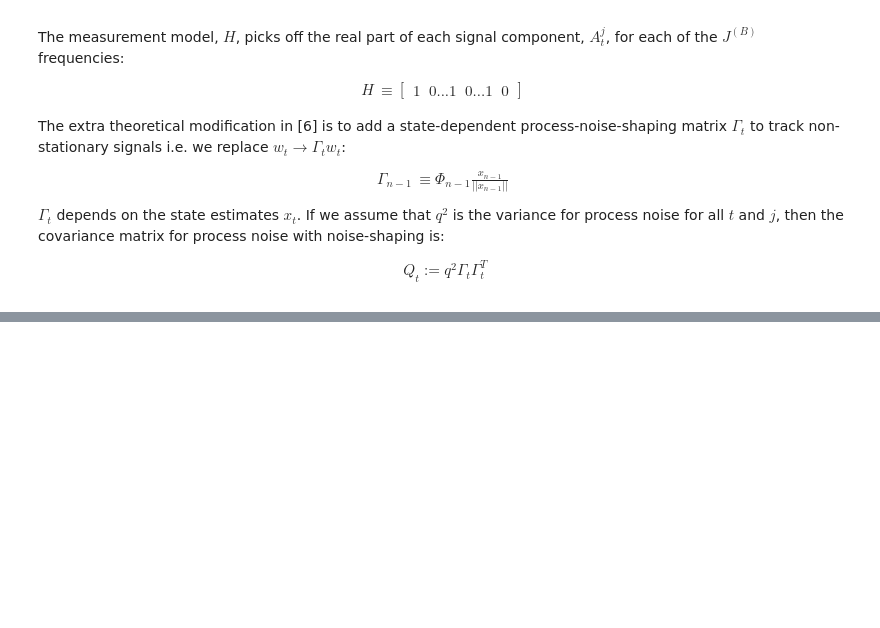
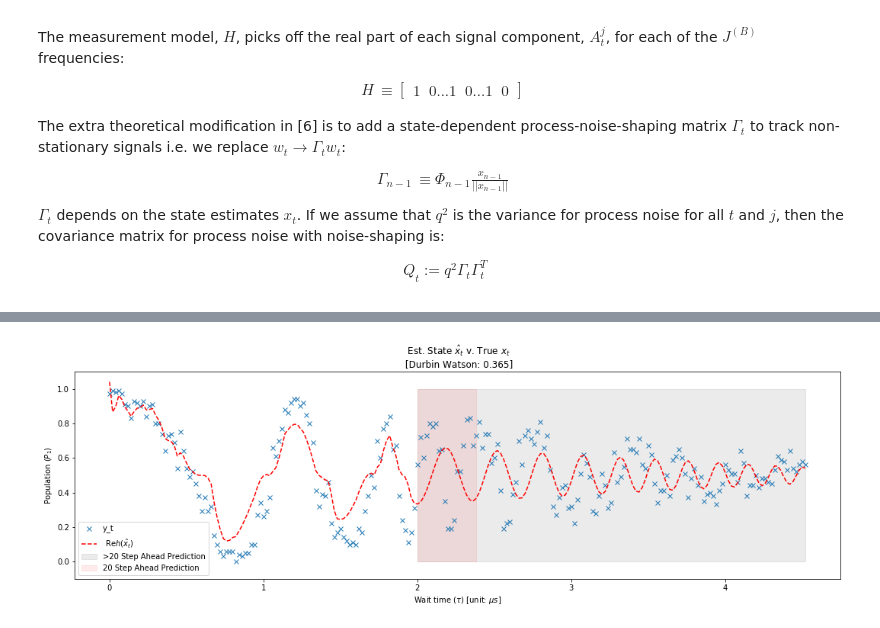
Before and after one commit to riddhisw/equs_timeseries_webinar, a Jupyter notebook: Measurement Noise Filtering and Time Series Prediction in Python_v4.ipynb, the cells around one changed output, grey strips where cells are left out. Drawn from its saved outputs; the diff is of its cells as text; code cells hidden in the pictures; blank space fills up the shorter version.

```diff
--- a/Measurement Noise Filtering and Time Series Prediction in Python_v4.ipynb
+++ b/Measurement Noise Filtering and Time Series Prediction in Python_v4.ipynb
@@ -948,0 +1023,98 @@ if RUN_RESTRICTED:
+# %%
+phase_order_M = 2
+phase_coefficients = np.zeros(phase_order_M)
+dims = phase_order_M + 3
+
+delta_t= experimental_data[1, 0] - experimental_data[0, 0]
+
+y_t = np.zeros((t_train, 2))
+y_t[:, 0] = np.real(experimental_data[0:t_train, 1])
+y_t[:, 1] = np.imag(experimental_data[0:t_train, 1])
+ydims = y_t.shape[1]
+sigma_alpha = 11. # np.random.uniform(low=0.001, high=10)  # process noise
+sigma_beta = 93. # np.random.uniform(low=1., high=100)
+x0 = [1.0, delta_t, 1, 0.1, 0.1]
+
+MODEL = "chirp"
+if MODEL == "chirp":
+
+    # Specify Kalman Filter
+    p0=50.
+    # Time Invariant Noise Matrices
+    dims = phase_order_M + 3
+    R_matrix = 0.5 * sigma_beta * np.eye(2)
+    G_vector = np.zeros(dims)
+    G_vector[0] = 1.
+    Q_matrix = sigma_alpha * np.outer(G_vector, G_vector)
+    f_matrix = calc_chirp_dynamics(phase_order_M, delta_t)
+
+    ## H is non linear and state dependent
+
+    # Run Kalman filter
+    output = kalman_filter(y_t, dims=dims, ydims=ydims,
+                           x0=x0, p0=p0,
+                           Q_var=Q_matrix, R_var=R_matrix,
+                           f_matrix=f_matrix, h_matrix=None,
+                           t_steps_ahead=t_predict_,
+                           non_lin_msmt_func=True,
+                           state_dependent_h=True,
+                           model_type=MODEL)
+
+    # Get predictions from output
+    predictions=[]
+    for idx_t in t_steps:
+        predictions.append(calc_non_lin_H(output[0][idx_t, :, 0], model_type=MODEL))
+
+    predictions = np.asarray(predictions)
+    residuals = output[3][0:-t_predict_]
+
+    # Plot
+    plt.figure(figsize=(18, 5))
+
+    plt.title(" Est. State $\hat{x}_t$ v. True $x_t$ \n [Durbin Watson: %s]" %(np.round(durbin_watson(residuals[:, 0]),3)))
+    plt.plot(experimental_data[:, 0], experimental_raw[0:t_train + t_predict_, 1], 'x',label='y_t')
+    plt.plot(experimental_data[:, 0], predictions[:, 0] - TRANSLATE, 'r--',label=' $\mathrm{Re}h(\hat{x}_t)$')
+    plt.fill_between(experimental_data[t_train:, 0], 1.0, interpolate=True, color='k', alpha=0.08,
+                    label='>%s Step Ahead Prediction' %(t_predict))
+    plt.fill_between(experimental_data[t_train: t_train+ t_predict, 0], 1.0, interpolate=True, color='r', alpha=0.08,
+                    label='%s Step Ahead Prediction' %(t_predict))
+    plt.xlabel(r"Wait time ($\tau$) [unit: $\mu s$]")
+    plt.ylabel(r"Population ($P_1$)")
+    plt.ylim([-0.1, 1.1])
+    #plt.xlim([0, data[-1, 0]])
+    plt.legend(loc=3)
+
+    plt.show()
+
+    plt.figure(figsize=(18, 5))
+
+    plt.subplot(1, 3, 1)
+    plt.title(r"Est. State $\hat{x}_t$")
+    plt.plot(output[0][:t_train, 0], ls='--', label=r"Amp. $x_{0}$")
+    plt.plot(output[0][:t_train, 1], ls='--', label=r"Damp. Coeff $x_{1}$")
+    plt.axvline(x=t_train, ls='-', color='k', lw=1.)
+    plt.xlabel(r'$t$ (num)')
+    plt.ylabel(r'$x_{i}$ ')
+    plt.yscale('linear')
+    plt.legend(loc=0)
+
+    plt.subplot(1, 3, 2)
+    plt.title(r"Est. State Variance $\hat{P}_t$")
+    plt.plot(output[1][:t_train, 0, 0], ls='--', label=r"Amp $P_{0,0}$")
+    plt.plot(output[1][:t_train, 1, 1], ls='--', label=r"Damp. Coeff $P_{1,1}$")
+    plt.axvline(x=t_train, ls='-', color='k', lw=1.)
+    plt.xlabel(r'$t$ (num)')
+    plt.ylabel(r'$P_{i,i}$ (units: $x_i^2$)')
+    plt.yscale('linear')
+    plt.legend(loc=0)
+
+
+    plt.subplot(1, 3, 3)
+    plt.title("Residual Errors (single run)")
+    plt.plot(experimental_data[:t_train , 0], residuals[:, 0]**2, 'kx-', alpha=0.5, label='Real')
+    # plt.plot(experimental_data[:t_train , 0], residuals[:, 1]**2, 'bx-', alpha=0.5, label='Imaginary')
+    plt.xlabel(r'$t$ (num)')
+    plt.ylabel(r'$(x_t - \hat{x}_t)^2$ (units: $x_i^2$)')
+    plt.show()
+# %% [output]
+[figure, added]
```
Also changed, not shown: parts of 18 cells of this notebook, 1 other file.
